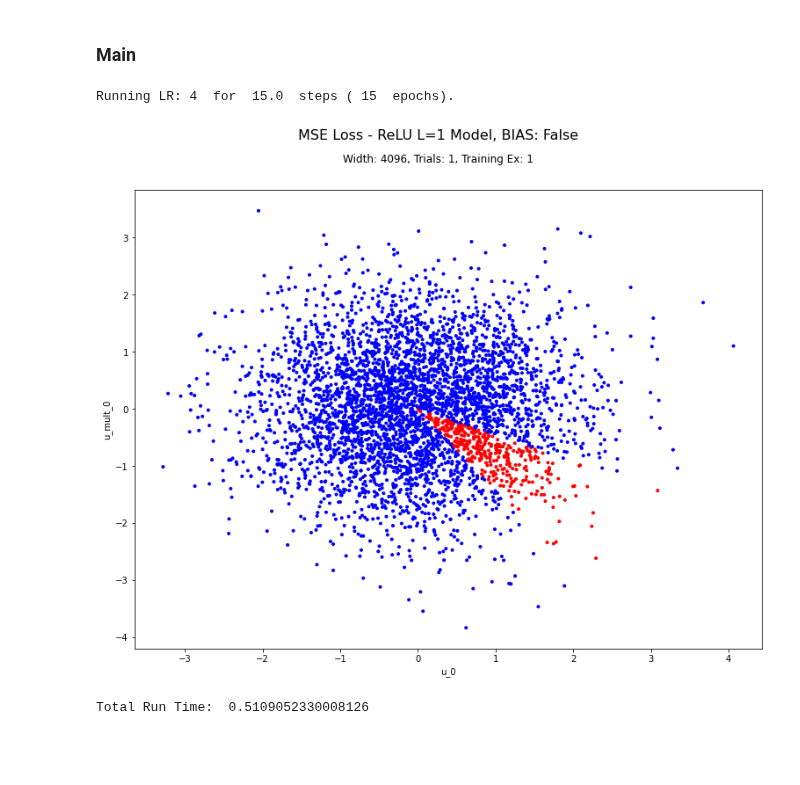
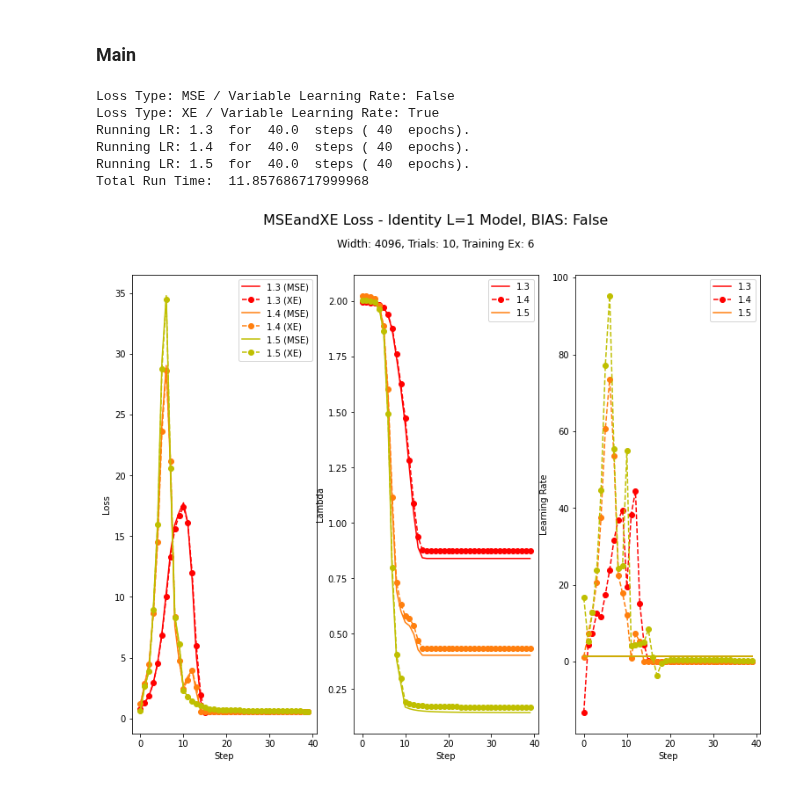
Before and after one commit to kaitken17/colab_based_projects, a Jupyter notebook: large_learning_rates.ipynb, the cells around one changed output. Saved outputs shown, nothing was run; the diff lists cells and outputs as text; code cells hidden in the pictures; blank space fills up the shorter version.

```diff
--- a/large_learning_rates.ipynb
+++ b/large_learning_rates.ipynb
@@ -810,62 +1076,68 @@ network_params = {
   'length': 1,
   'input_dim': 1,
   'output_dim': 1,
-  'activation': 'ReLU', # supports 'Identity', 'ReLU', 'Tanh'
+  'activation': 'Identity', # supports 'Identity', 'ReLU', 'Tanh'
   'bias': False,
 }
 
 ##### Training parameters #####
 
-X = torch.tensor([[1.0]])
-y = torch.tensor([[0.0]])
-# X = torch.tensor([[1.0], [1.0]])
-# y = torch.tensor([1, 0])
+# X = torch.tensor([[1.0]])
+# y = torch.tensor([[0.0]])
+X = torch.tensor([[1.1], [1.1], [1.0], [1.0], [0.9], [0.9]])
+y = torch.tensor([1, 0, 1, 0, 1, 0])
 
 train_params = {
-  'trials': 1,  # average over this many training_trials
+  'trials': 10,  # average over this many training_trials
   'loss': 'MSE', # support 'MSE', 'XE'
   'batch_size': X.shape[0],
 
   'physical_time': False,
-  'epochs': 15,
+  'epochs': 40,
   'physical_time_cap': 1 * network_params['width'],
   'var_lr': False,
 
-  'lr_vals': [4], #np.linspace(4, 30, 10), #[i+5 for i in range(12)],
+  'lr_vals': [1.3, 1.4, 1.5], #np.linspace(4, 30, 10), #[i+5 for i in range(12)],
   'n_train': X.shape[0],
 
-  'w_const': True
+  'w_const': False
 }
 
 ##### Result parameters #####
 result_params = {
-  'plots': ['Initial_states'], # supports 'Loss', 'Lambda', 'Dead_neuron_perc', 'Final_DNP', 'Initial_states',
+  'plots': ['Loss', 'Lambda', 'LR'], # supports 'Loss', 'LR', 'Lambda', 'Dead_neuron_perc', 'Final_DNP', 'Initial_states',
   # (cont.) 'f0_lam0_alive', 'Network_survival'
   'save_data': False,
   'file_name': 'sep_vs_nonsep/w1024_2in_x1e1-e_y01_e01_phases_200steps',
   'override': False,
 }
 
 if result_params['save_data'] and path.exists('data/' + file_name + '.png') and not result_params['override']:
     raise ValueError("File already exists!")
 
 # Reshapes X and y and sends to device
-X = X.view(X.shape[0], network_params['input_dim']).to(device)
+X_device = X.view(X.shape[0], network_params['input_dim']).to(device)
 if train_params['loss'] == 'MSE':
-  y = y.view(y.shape[0], network_params['input_dim']).to(device)
+  y_device = y.view(y.shape[0], network_params['input_dim']).to(device)
 elif train_params['loss'] == 'XE':
-  y = y.view(y.shape[0]).to(device)
-train_data = [X, y]
+  y_device = y.view(y.shape[0]).to(device)
+train_data = [X_device, y_device]
 
 # Sets parameters to defaults if unspecified above
-train_params, network_params = default_params(train_data, train_params, network_params)
+train_params, network_params, result_params = default_params(train_data, train_params, network_params, result_params)
 
-test_multiple_lrs(train_data, train_params, network_params, result_params)
+#### Various Tests ####
+# results = test_multiple_lrs(train_data, train_params, network_params, result_params)
 # neuron_surivival(train_data, train_params, network_params, result_params)
+compare_mse_and_xe([X, y], train_params, network_params, result_params)
 
 stop = timeit.default_timer()
 print('Total Run Time: ', stop - start)
 # %% [output]
-Running LR: 4  for  15.0  steps ( 15  epochs).
+Loss Type: MSE / Variable Learning Rate: False
+Loss Type: XE / Variable Learning Rate: True
+Running LR: 1.3  for  40.0  steps ( 40  epochs).
+Running LR: 1.4  for  40.0  steps ( 40  epochs).
+Running LR: 1.5  for  40.0  steps ( 40  epochs).
+Total Run Time:  11.857686717999968
-[figure, old version]
+[figure, new version]
-Total Run Time:  0.5109052330008126
```
Also changed, not shown: parts of 11 cells of this notebook.
